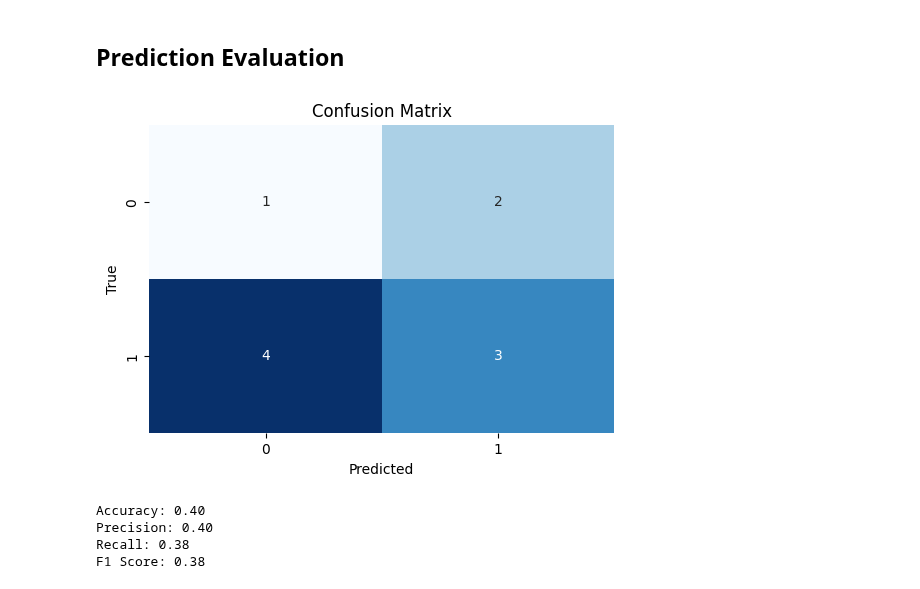
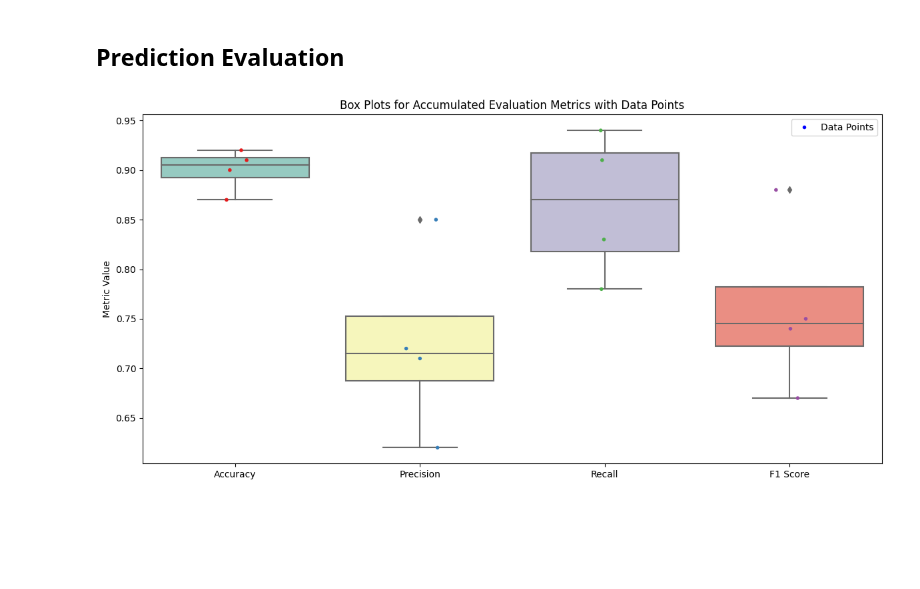
Before and after one commit to zahidhamidi/ML-Project, a Jupyter notebook: Rule_based_method_dataframe.ipynb, the cells around one changed output. Drawn from its saved outputs; the diff is of its cells as text; code cells hidden in the pictures; blank space fills up the shorter version.

Commit message:
added boxplot

```diff
--- a/Rule_based_method_dataframe.ipynb
+++ b/Rule_based_method_dataframe.ipynb
@@ -199,22 +215,28 @@ precision = precision_score(y_true, y_pred, average='macro')
 recall = recall_score(y_true, y_pred, average='macro')
 f1 = f1_score(y_true, y_pred, average='macro')
 
-# Create a heatmap of the confusion matrix
-plt.figure(figsize=(6, 4))
-sns.heatmap(cm, annot=True, fmt="d", cmap="Blues", cbar=False)
-plt.xlabel("Predicted")
-plt.ylabel("True")
-plt.title("Confusion Matrix")
-plt.show()
-
-# Print evaluation metrics
-print(f"Accuracy: {accuracy:.2f}")
-print(f"Precision: {precision:.2f}")
-print(f"Recall: {recall:.2f}")
-print(f"F1 Score: {f1:.2f}")
+# Append metric values to the respective lists
+accuracy_values.append(accuracy)
+precision_values.append(precision)
+recall_values.append(recall)
+f1_values.append(f1)
-# %% [output]
-[figure, removed]
-Accuracy: 0.40
-Precision: 0.40
-Recall: 0.38
-F1 Score: 0.38
+# %%
+# Create a box plot for the accumulated evaluation metrics
+metric_names = ["Accuracy", "Precision", "Recall", "F1 Score"]
+metric_values = [accuracy_values, precision_values, recall_values, f1_values]
+
+plt.figure(figsize=(12, 6))
+sns.boxplot(data=metric_values, orient="v", palette="Set3")
+sns.stripplot(data=metric_values, orient="v", palette="Set1", size=4, jitter=True)
+
+# Add legends
+legends = [plt.Line2D([0], [0], marker='o', color='w', markerfacecolor='b', markersize=5, label='Data Points')]
+plt.legend(handles=legends, loc='upper right')
+
+plt.xticks(range(4), metric_names)
+plt.ylabel("Metric Value")
+plt.title("Box Plots for Accumulated Evaluation Metrics with Data Points")
+plt.tight_layout()
+plt.show()
+# %% [output]
+[figure, added]
```
Also changed, not shown: parts of 5 cells of this notebook.
